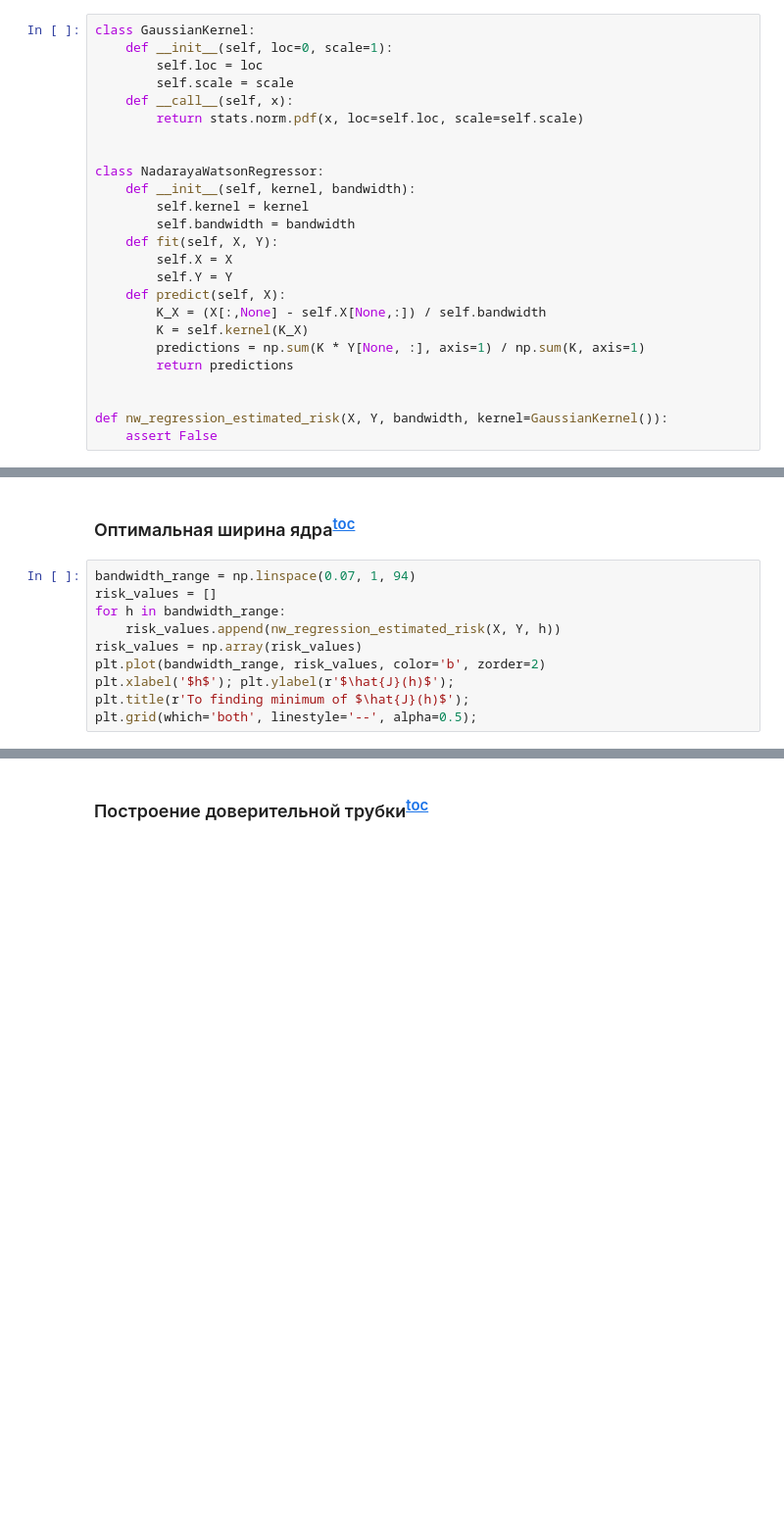
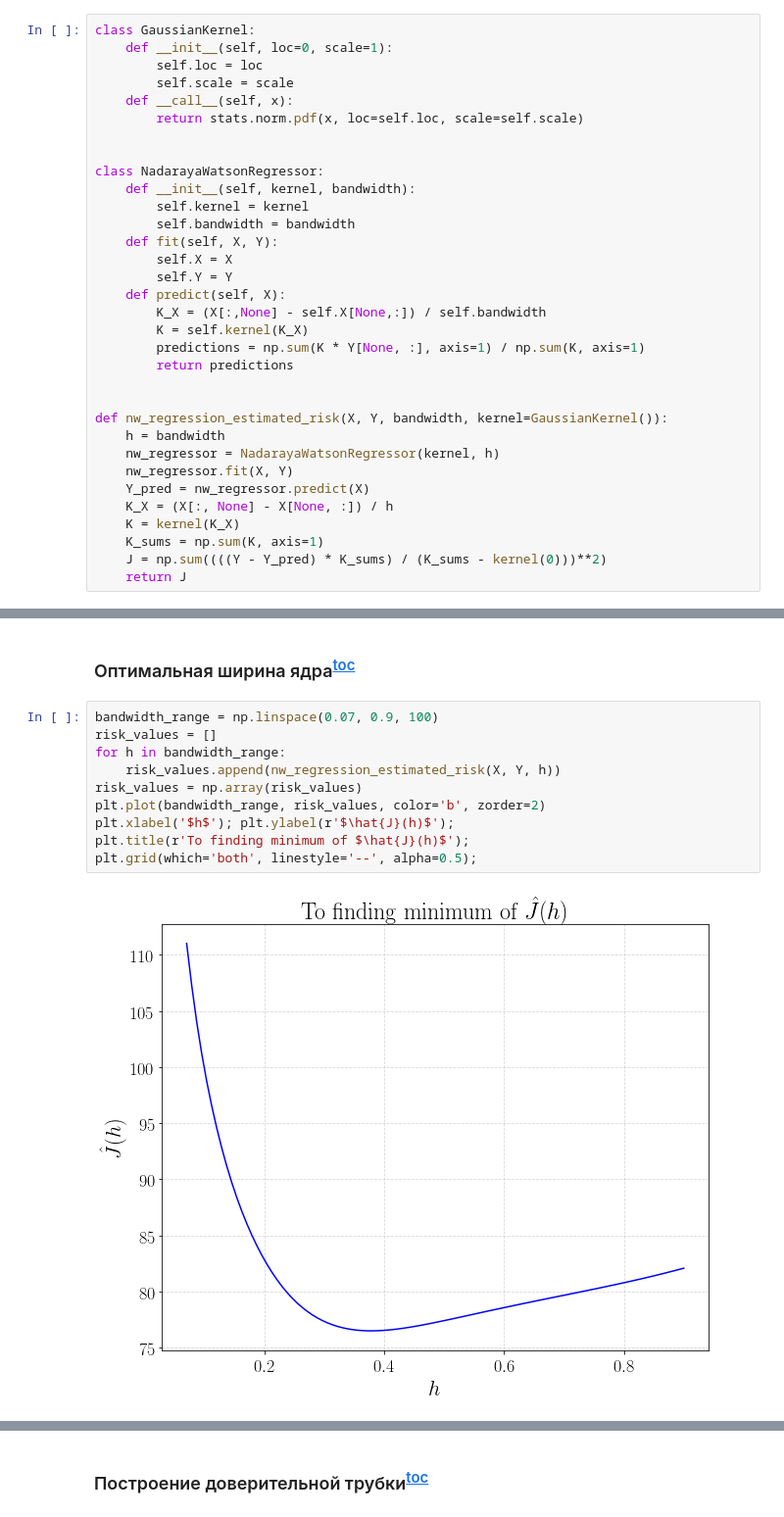
Before and after one commit to siri3us/ASML, a Jupyter notebook: notebooks/seminar_06_nonparametric.ipynb, the cells around one changed output, grey strips where cells are left out. Shown at 98% size. Drawn from its saved outputs; the diff is of its cells as text; blank space fills up the shorter version.

```diff
--- a/notebooks/seminar_06_nonparametric.ipynb
+++ b/notebooks/seminar_06_nonparametric.ipynb
@@ -800,7 +870,15 @@ class NadarayaWatsonRegressor:
 
 
 def nw_regression_estimated_risk(X, Y, bandwidth, kernel=GaussianKernel()):
-    assert False
+    h = bandwidth
+    nw_regressor = NadarayaWatsonRegressor(kernel, h)
+    nw_regressor.fit(X, Y)
+    Y_pred = nw_regressor.predict(X)
+    K_X = (X[:, None] - X[None, :]) / h
+    K = kernel(K_X)
+    K_sums = np.sum(K, axis=1)
+    J = np.sum((((Y - Y_pred) * K_sums) / (K_sums - kernel(0)))**2)
+    return J
 # %% [markdown]
 <a id='examples'></a>
 # Примеры<sup>[toc](#toc)</sup>
@@ -856,15 +938,17 @@ plt.grid(which='both', linestyle='--', alpha=0.5);
 <a id='ex_kernel_pdf_sin_opt'></a>
 ### Оптимальная ширина ядра<sup>[toc](#toc)</sup>
 # %%
-bandwidth_range = np.linspace(0.07, 1, 94)
+bandwidth_range = np.linspace(0.07, 0.9, 100)
 risk_values = []
 for h in bandwidth_range:
     risk_values.append(nw_regression_estimated_risk(X, Y, h))
 risk_values = np.array(risk_values)
 plt.plot(bandwidth_range, risk_values, color='b', zorder=2)
 plt.xlabel('$h$'); plt.ylabel(r'$\hat{J}(h)$');
 plt.title(r'To finding minimum of $\hat{J}(h)$');
 plt.grid(which='both', linestyle='--', alpha=0.5);
+# %% [output]
+[figure, added]
 # %%
 opt_bandwidth = bandwidth_range[np.argmin(risk_values)]
 print("Minimal value of J(h) reached at point h = {}, J(h) = {}".format(opt_bandwidth, np.min(risk_values)))
```
Also changed, not shown: parts of 29 cells of this notebook.
